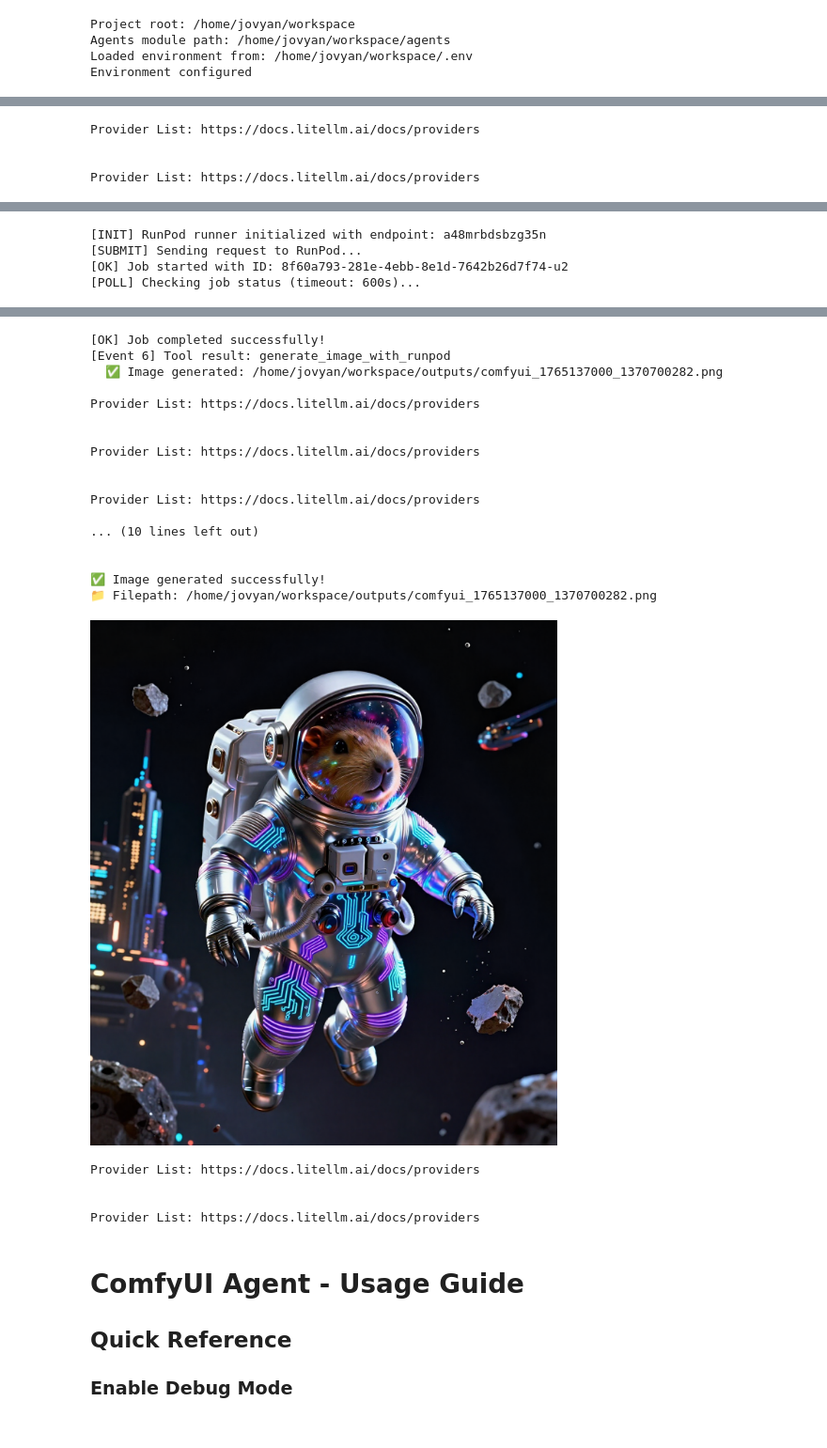
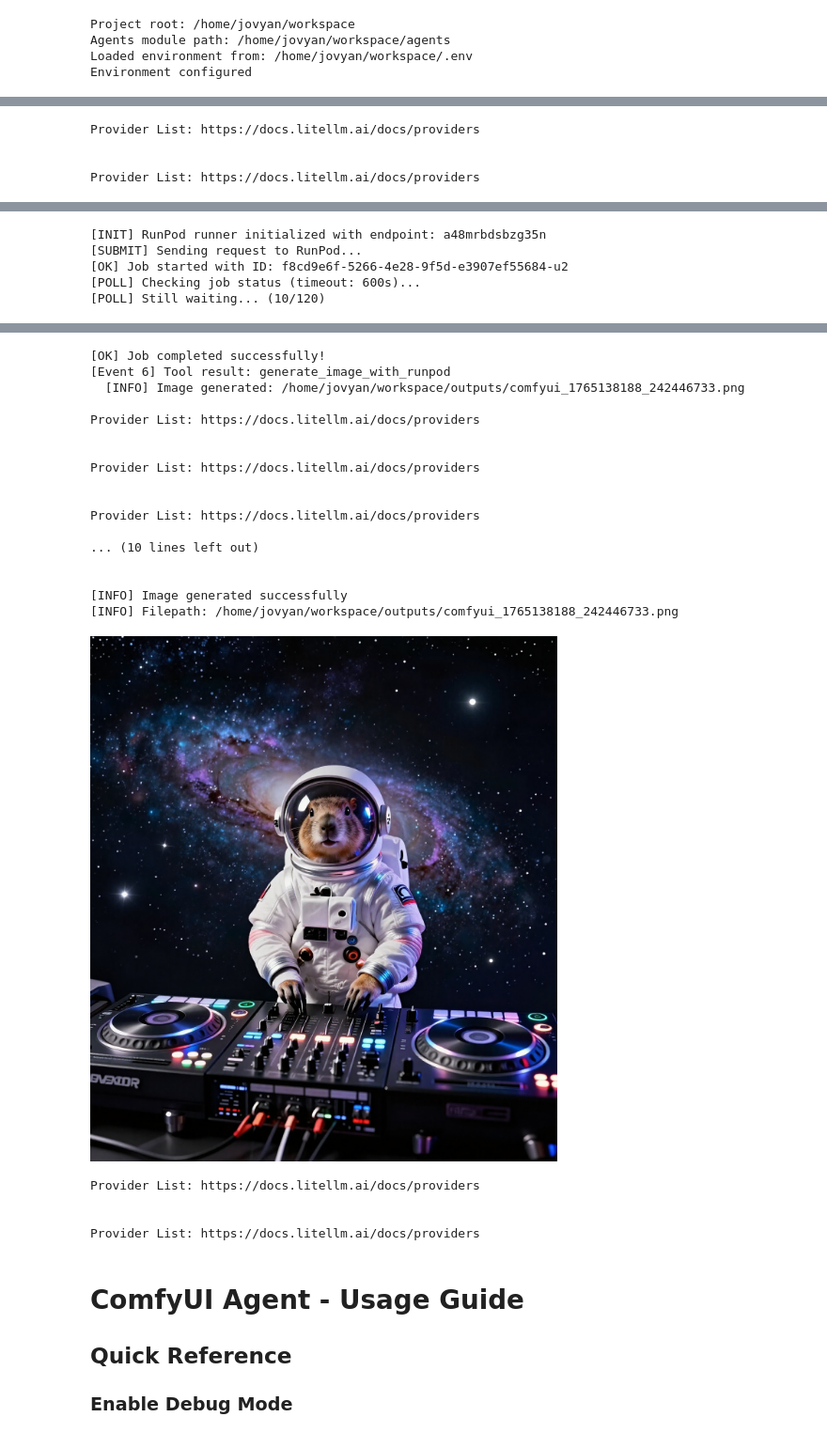
Before and after one commit to MylesLandais/jupyter, a Jupyter notebook: notebooks/ADK_Comfytool.ipynb, the cells around one changed output, grey strips where cells are left out. Shown at 94% size. Saved outputs shown, nothing was run; the diff lists cells and outputs as text; code cells hidden in the pictures.

```diff
--- a/notebooks/ADK_Comfytool.ipynb
+++ b/notebooks/ADK_Comfytool.ipynb
@@ -323,7 +323,7 @@ async def generate_image(prompt: str, show_intermediate: bool = True):
 
 # Demo: Generate a test image with debug output
 result = await generate_image(
-    "A cyberpunk gopher astronaut floating in space, digital art",
+    "A dj gopher in space",
     show_intermediate=True
 )
 # %% [output]
@@ -390,4 +390,5 @@ Provider List: https://docs.litellm.ai/docs/providers
 [INIT] RunPod runner initialized with endpoint: a48mrbdsbzg35n
 [SUBMIT] Sending request to RunPod...
-[OK] Job started with ID: 8f60a793-281e-4ebb-8e1d-7642b26d7f74-u2
+[OK] Job started with ID: f8cd9e6f-5266-4e28-9f5d-e3907ef55684-u2
 [POLL] Checking job status (timeout: 600s)...
+[POLL] Still waiting... (10/120)
@@ -397,21 +398,21 @@ Provider List: https://docs.litellm.ai/docs/providers
 [OK] Job completed successfully!
 [Event 6] Tool result: generate_image_with_runpod
-  ✅ Image generated: /home/jovyan/workspace/outputs/comfyui_1765137000_1370700282.png
+  [INFO] Image generated: /home/jovyan/workspace/outputs/comfyui_1765138188_242446733.png
 
 Provider List: https://docs.litellm.ai/docs/providers
 
 
 Provider List: https://docs.litellm.ai/docs/providers
 
 
 Provider List: https://docs.litellm.ai/docs/providers
 
 ... (10 lines left out)
 
 
-✅ Image generated successfully!
-📁 Filepath: /home/jovyan/workspace/outputs/comfyui_1765137000_1370700282.png
+[INFO] Image generated successfully
+[INFO] Filepath: /home/jovyan/workspace/outputs/comfyui_1765138188_242446733.png
-[figure, old version]
+[figure, new version]
 Provider List: https://docs.litellm.ai/docs/providers
 
 
```
Also changed, not shown: parts of 1 cell of this notebook, 1 other file.
